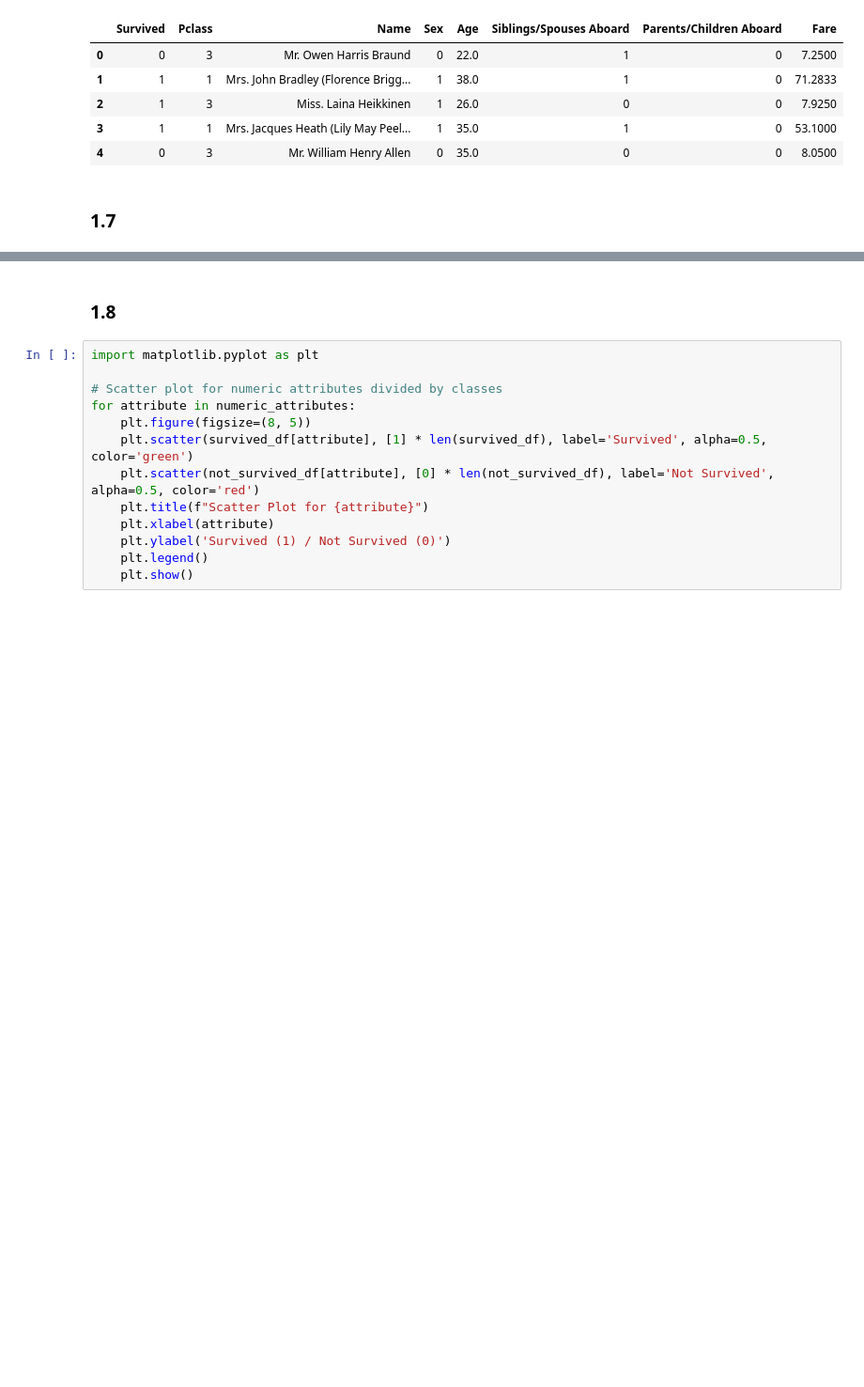
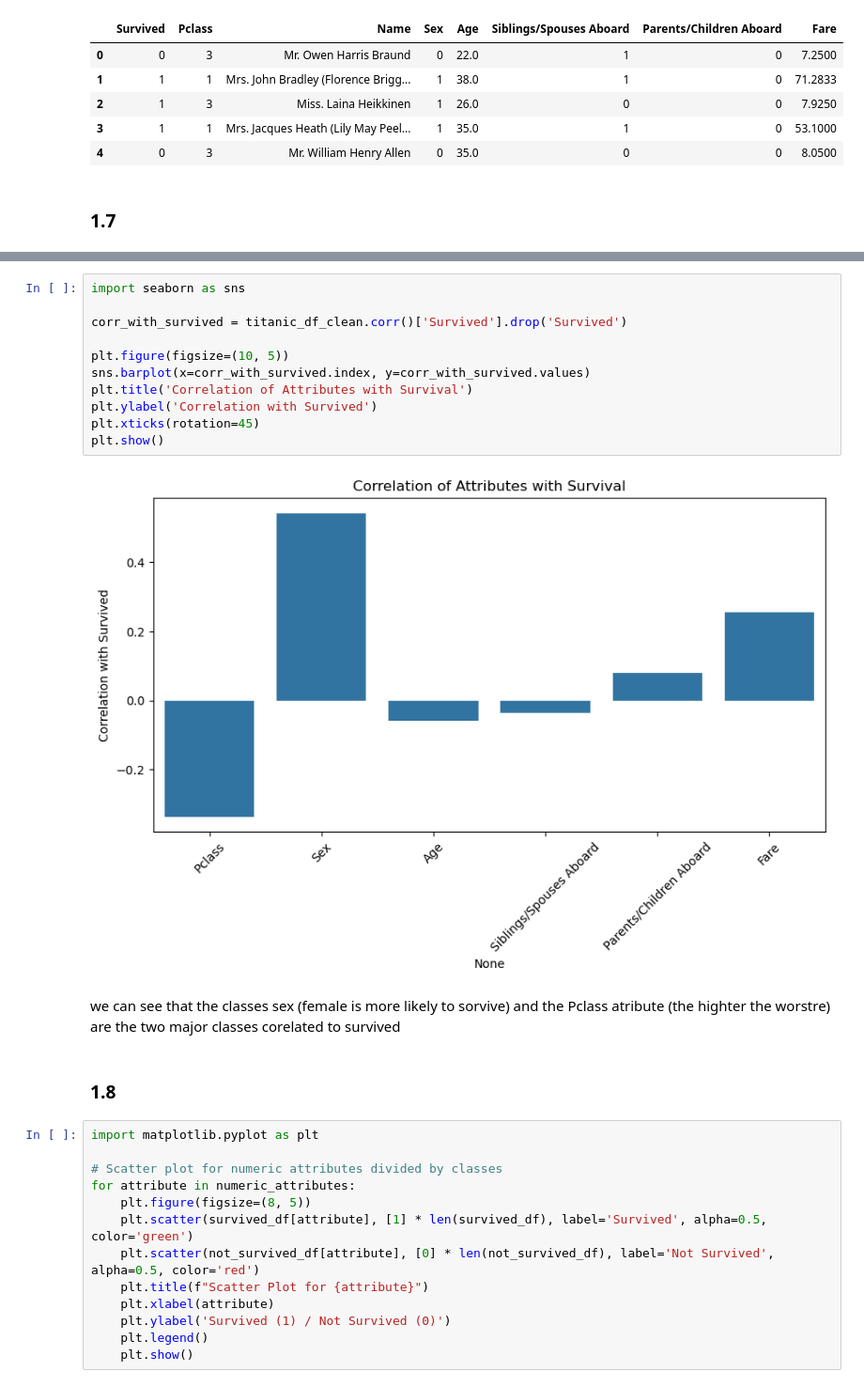
Before and after one commit to massmola/ml-assignments, a Jupyter notebook: Assignment1_group3.ipynb, the cells around one changed output, grey strips where cells are left out. Shown at 94% size. Cells and saved outputs as stored; diff of their text form; blank space fills up the shorter version.

```diff
--- a/Assignment1_group3.ipynb
+++ b/Assignment1_group3.ipynb
@@ -176,3 +215,18 @@ Percentage of people that died not in first class: 69.30%
+# %%
+import seaborn as sns
+
+corr_with_survived = titanic_df_clean.corr()['Survived'].drop('Survived')
+
+plt.figure(figsize=(10, 5))
+sns.barplot(x=corr_with_survived.index, y=corr_with_survived.values)
+plt.title('Correlation of Attributes with Survival')
+plt.ylabel('Correlation with Survived')
+plt.xticks(rotation=45)
+plt.show()
+# %% [output]
+[figure, added]
+# %% [markdown]
+we can see that the classes sex (female is more likely to sorvive) and the Pclass atribute (the highter the worstre) are the two major classes corelated to survived
 # %% [markdown]
 ### 1.8
 # %%
```
Also changed, not shown: parts of 7 cells of this notebook.
